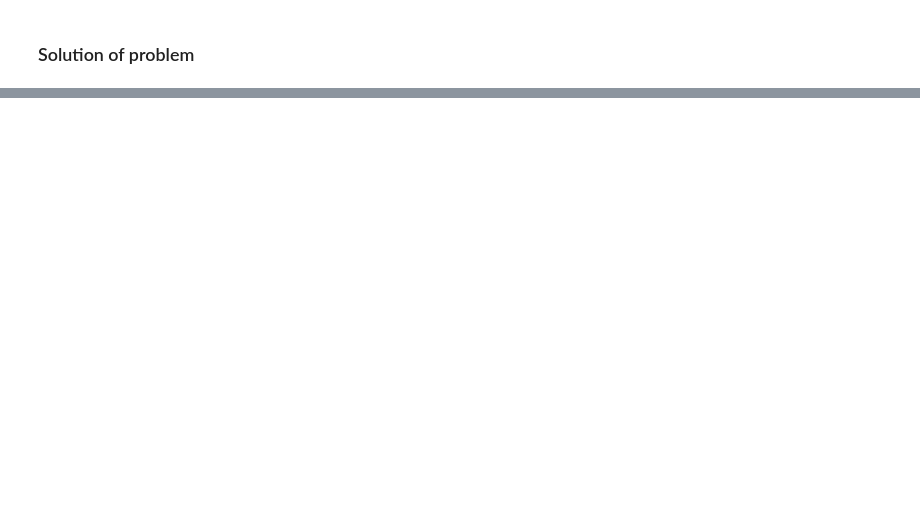
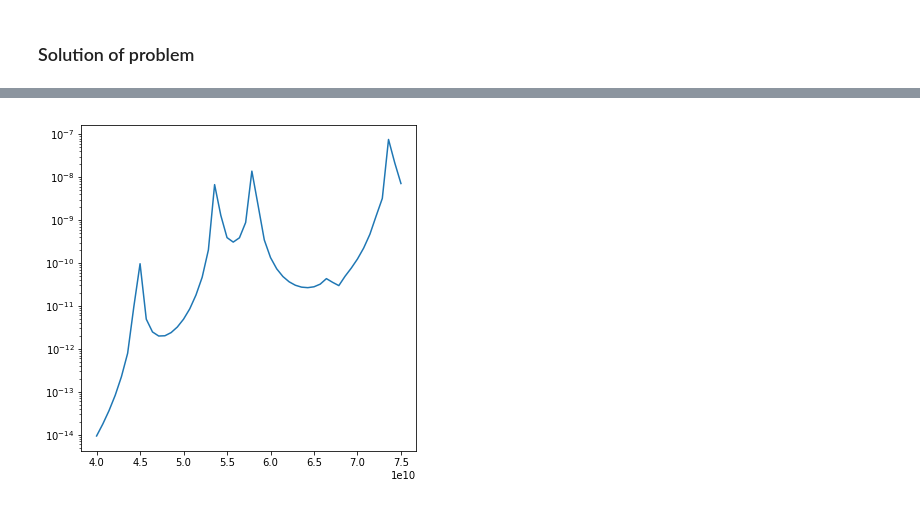
Before and after one commit to FMatti/Maxwell-MRI, a Jupyter notebook: examples/circular_waveguide/circular_waveguide.ipynb, the cells around one changed output, grey strips where cells are left out. Cells and saved outputs as stored; diff of their text form; code cells hidden in the pictures; blank space fills up the shorter version.

```diff
--- a/examples/circular_waveguide/circular_waveguide.ipynb
+++ b/examples/circular_waveguide/circular_waveguide.ipynb
@@ -62,0 +74,6 @@ helpers.plot_L2_norms(ax, WG, omegas)
+# %%
+fig, ax = plt.subplots(figsize=(6, 6), sharex=True)
+omegas = np.linspace(4e+10, 7.5e+10, 50)
+helpers.plot_L2_norms(ax, WG, omegas, VS)
+# %% [output]
+[figure, added]
```
Also changed, not shown: parts of 6 cells of this notebook, 2 other files.
